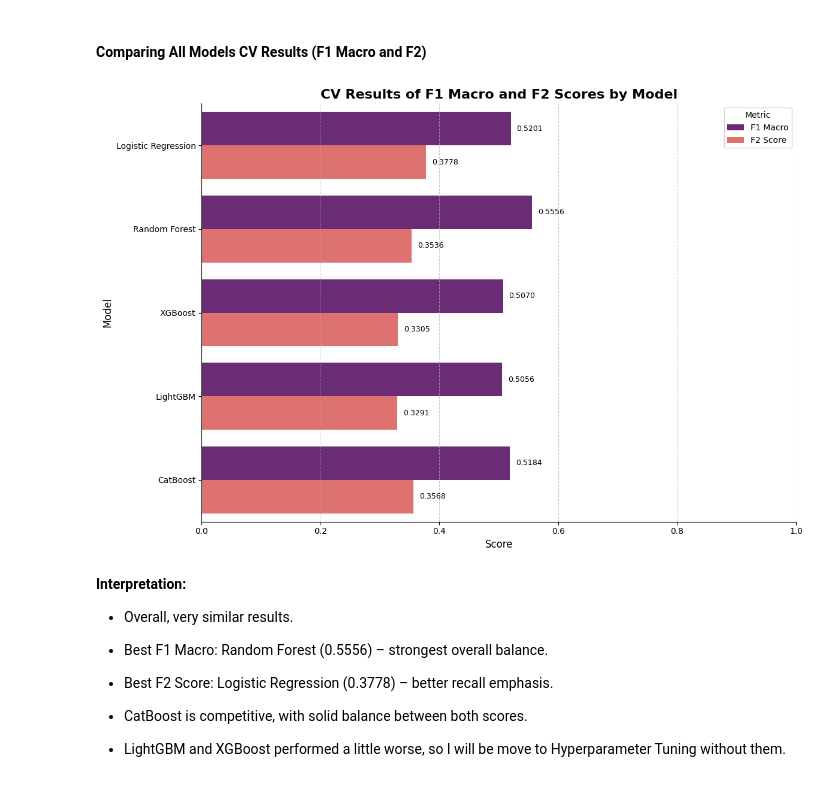
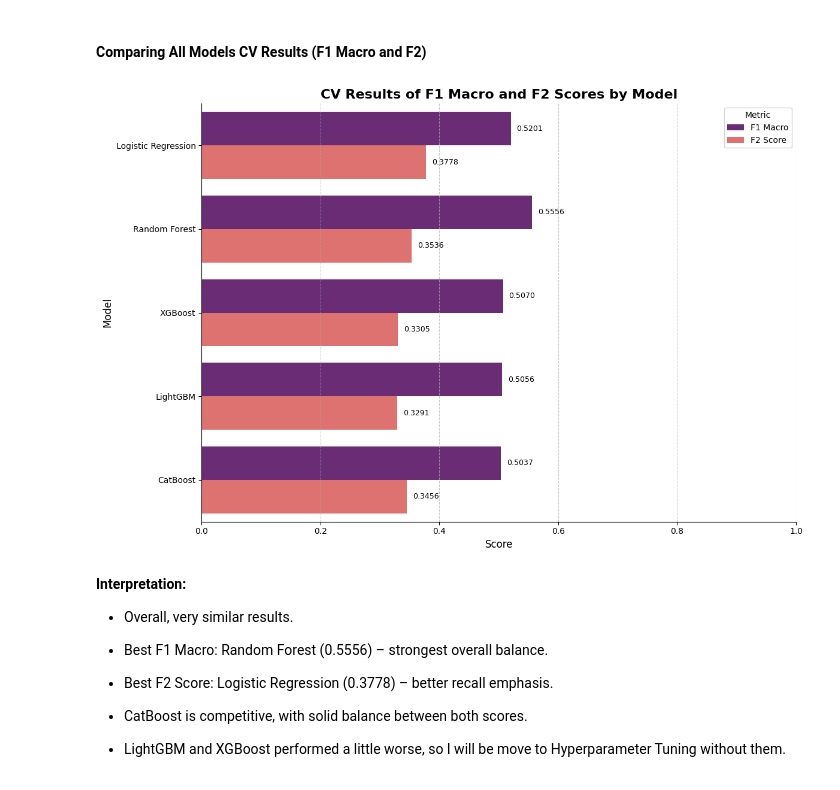
Before and after one commit to Duccard/stroke_risk_prediction, a Jupyter notebook: StrokeRiskPredictionModel.ipynb, the cells around one changed output. Saved outputs shown, nothing was run; the diff lists cells and outputs as text; code cells hidden in the pictures.

```diff
--- a/StrokeRiskPredictionModel.ipynb
+++ b/StrokeRiskPredictionModel.ipynb
@@ -1888,30 +1877,30 @@ F1 Macro: Mean = 0.5037, Std = 0.0155
 # %%
 plot_model_f1_macro_f2_comparison(
     models=[
         "Logistic Regression",
         "Random Forest",
         "XGBoost",
         "LightGBM",
         "CatBoost",
     ],
     f1_macro_scores=[
         0.5201,
         0.5556,
         0.5070,
         0.5056,
-        0.5184,
+        0.5037,
     ],
     f2_scores=[
         0.3778,
         0.3536,
         0.3305,
         0.3291,
-        0.3568,
+        0.3456,
     ],
     xlim=(0.0, 1.0),
 )
 # %% [output]
-[figure, old version]
+[figure, new version]
 # %% [markdown]
 **Interpretation:**
 
```
Also changed, not shown: parts of 38 cells of this notebook, 6 other files.
